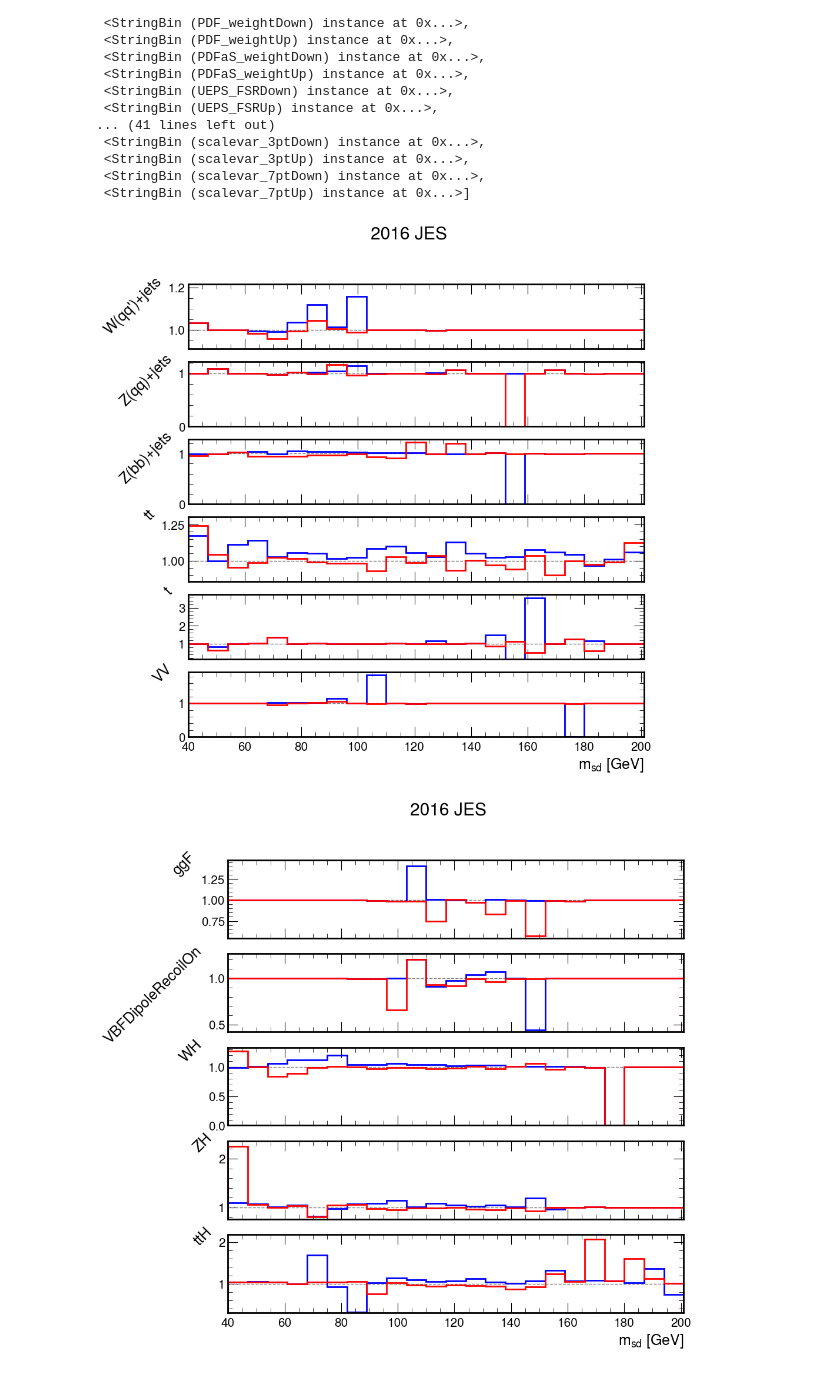
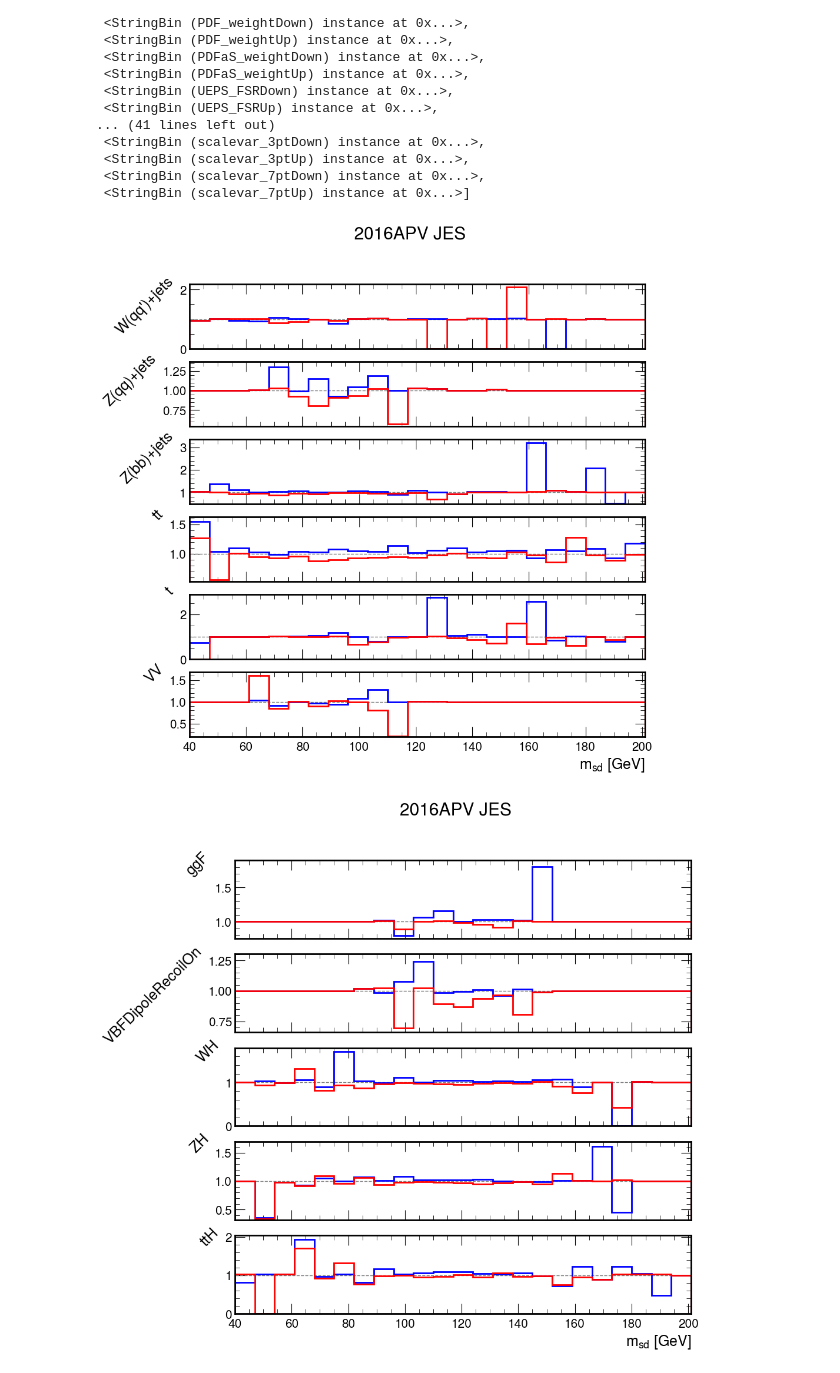
Before and after one commit to Duchstf/VHbb, a Jupyter notebook: notebooks/systematics/vh-exp-systs.ipynb, the cells around one changed output. Saved outputs shown, nothing was run; the diff lists cells and outputs as text; code cells hidden in the pictures.

```diff
--- a/notebooks/systematics/vh-exp-systs.ipynb
+++ b/notebooks/systematics/vh-exp-systs.ipynb
@@ -14,7 +15,10 @@ warnings.filterwarnings('ignore')
 ImportError: coffea.hist is deprecated
   warnings.warn(message, FutureWarning)
 # %%
-year = '2016'
+year = '2016APV'
+if not os.path.isdir(year):
+    os.mkdir(year)
+
 pickle_path = '../../output/pickle/vhbb_official_v4/'+year+'/ParticleNet_msd.pkl'
 # %%
 ParticleNet_WorkingPoints = {
@@ -89,10 +93,10 @@ vh_pass = vh.sum('pt1','msd2').integrate('bb1',int_range=slice(ddbthr,1))
 vh_fail = vh.sum('pt1','msd2').integrate('bb1',int_range=slice(0,ddbthr))
 # %%
 s = 'JES'
-plot_syst_allbkg(vh_pass, s, '$m_{sd}$ [GeV]', year+' '+s, year+'/bkg_'+s)
-plot_syst_allsig(vh_pass, s, '$m_{sd}$ [GeV]', year+' '+s, year+'/bkg_'+s)
+plot_syst_allbkg(vh_pass, s, '$m_{sd}$ [GeV]', year+' '+s, year+'/'+year+'_bkg_'+s)
+plot_syst_allsig(vh_pass, s, '$m_{sd}$ [GeV]', year+' '+s, year+'/'+year+'_sig_'+s)
 # %% [output]
-[figure, old version]
+[figure, new version]
-[figure, old version]
+[figure, new version]
 # %%
 s = 'JER'
```
Also changed, not shown: parts of 5 cells of this notebook, 7 other files.
